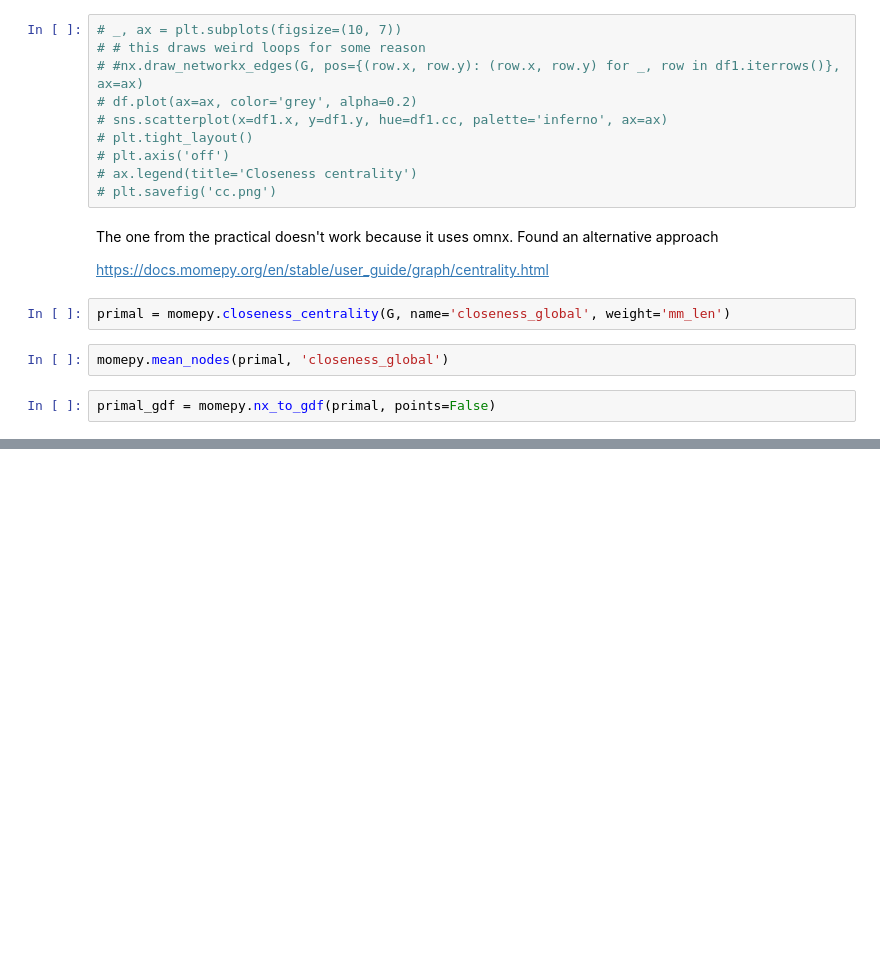
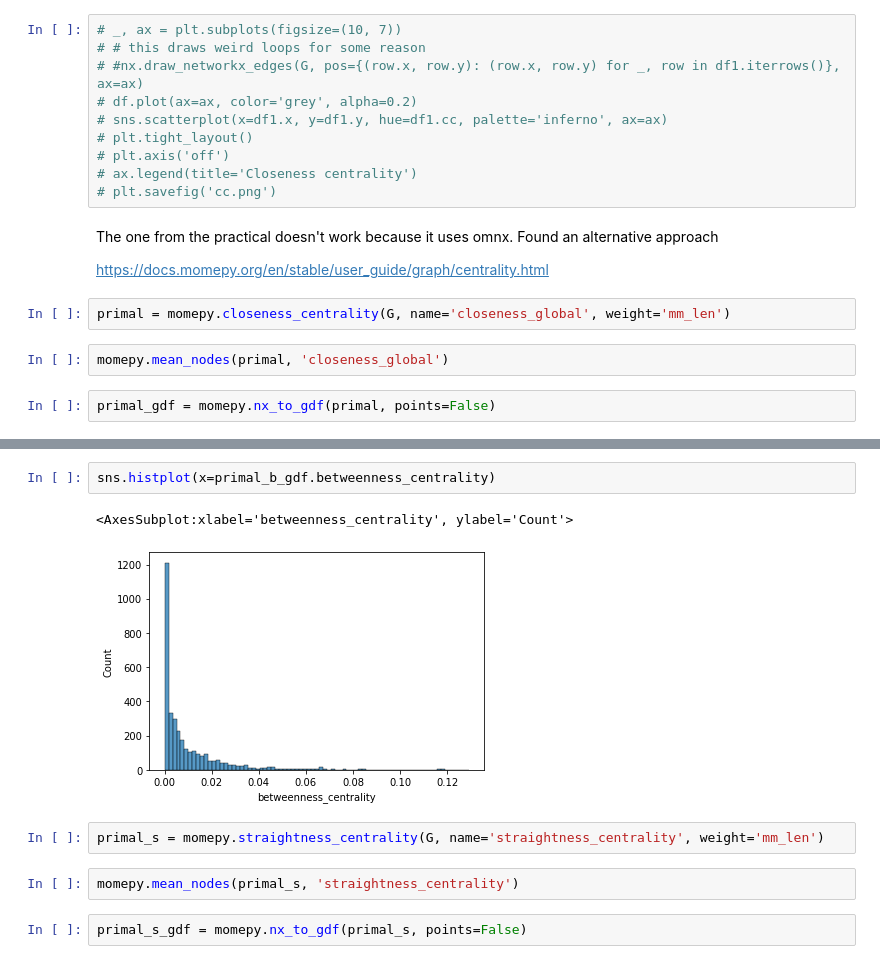
Before and after one commit to akazukin5151/comparative-accessibility, a Jupyter notebook: delhi centrality.ipynb, the cells around one changed output, grey strips where cells are left out. Cells and saved outputs as stored; diff of their text form; blank space fills up the shorter version.

```diff
--- a/delhi centrality.ipynb
+++ b/delhi centrality.ipynb
@@ -100,0 +124,11 @@ primal_gdf.closeness_global.plot.hist()
+# %%
+sns.histplot(x=primal_b_gdf.betweenness_centrality)
+# %% [output]
+<AxesSubplot:xlabel='betweenness_centrality', ylabel='Count'>
+[figure, added]
+# %%
+primal_s = momepy.straightness_centrality(G, name='straightness_centrality', weight='mm_len')
+# %%
+momepy.mean_nodes(primal_s, 'straightness_centrality')
+# %%
+primal_s_gdf = momepy.nx_to_gdf(primal_s, points=False)
```
Also changed, not shown: parts of 10 cells of this notebook.
